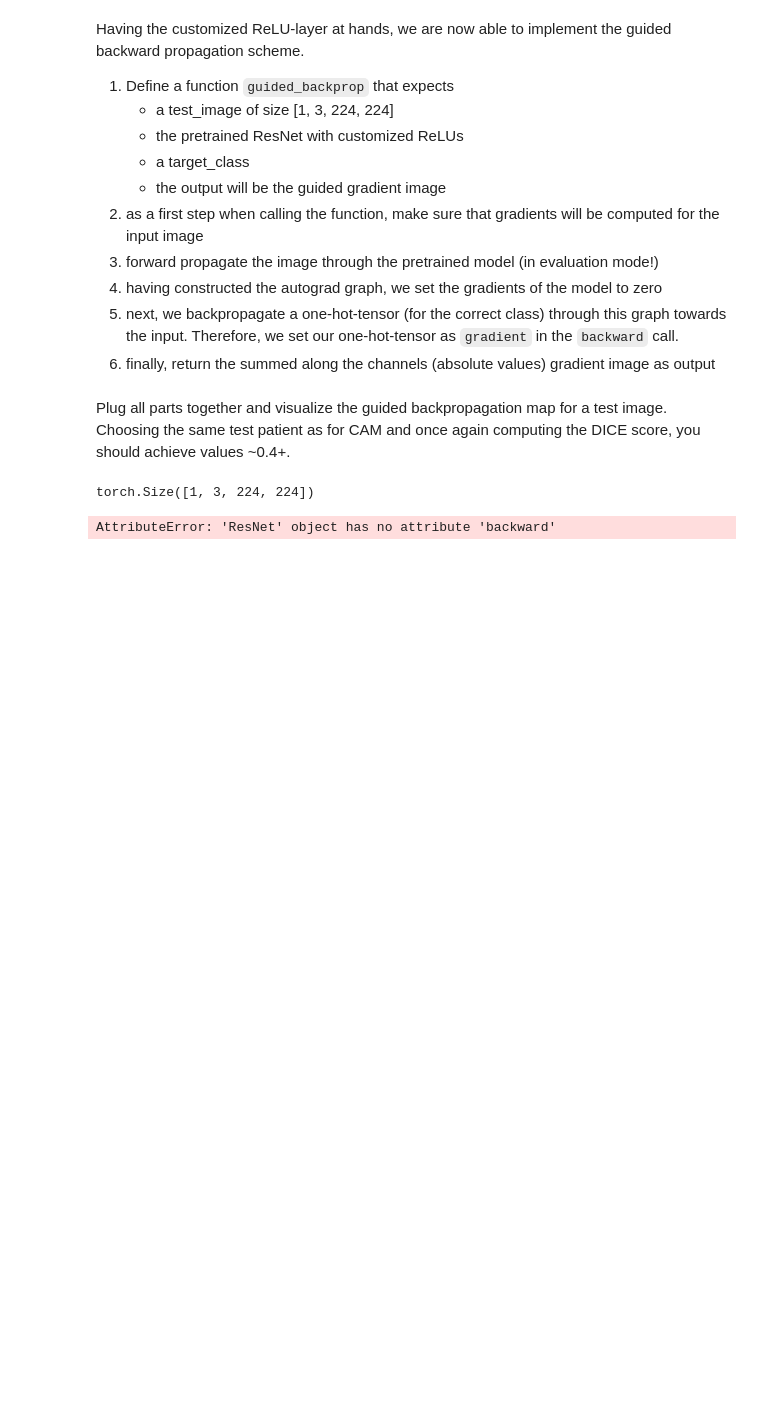
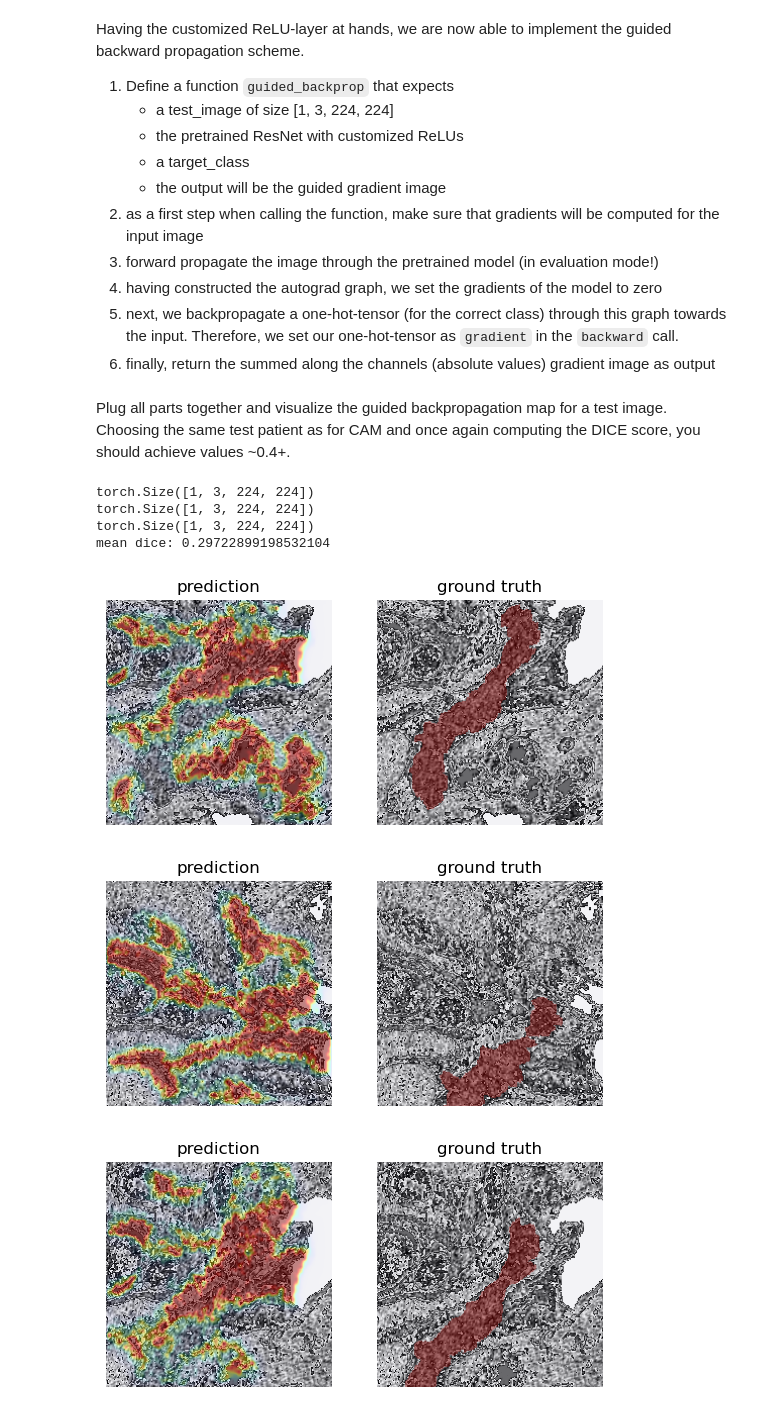
Before and after one commit to DerManjuel/MDL, a Jupyter notebook: MDL_Exercise4_Explainability.ipynb, the cells around one changed output. Cells and saved outputs as stored; diff of their text form; code cells hidden in the pictures; blank space fills up the shorter version.

```diff
--- a/MDL_Exercise4_Explainability.ipynb
+++ b/MDL_Exercise4_Explainability.ipynb
@@ -731,11 +731,11 @@ def guided_backprop(input_img, pretrained_model, target_class):
 
     # backward pass
     # todo
-    pretrained_model.backward(one_hot)
+    pred.backward(one_hot)
 
     # sum along abs values on channels
     # todo
-    gradients = input_img.grads()
+    gradients = input_img.grad
     guided_grad = torch.sum(torch.abs(gradients), dim=1, keepdim=True)
 
     return guided_grad
@@ -747,36 +747,43 @@ Choosing the same test patient as for CAM and once again computing the DICE scor
 model = torch.load('pancreas_model.pt')
 # replace it's relu functions
 # todo
 model = replaceFunc(model)
 
 torch.manual_seed(50)
 dice_all = []
 
 for test_idx in range(256,262,2):
     # skip img without pancreas
     if(ds.labels[test_idx]==0):
         continue
 
     img_normalized = dl_test.dataset.imgs[test_idx].unsqueeze(0).to(device)
     img = ds.imgs[test_idx].to(device)
     seg = ds.segmentations[test_idx].to(device)
 
     # call the guided backprop funktion
     # todo
     guided_grad = guided_backprop(img_normalized, model, seg)
 
 
     # visualize the map
     # todo
-
+    plot_activations(img=img_normalized.detach(), activation_heatmap=guided_grad, segmentation=seg)
 
     # compute the dice value & append it to dice_all
     # todo
+    x, y = oracle_dice(img_normalized[:,1].squeeze().to('cpu'), seg.int().to('cpu'))
+    dice_all.append(x)
 
-#print('mean dice:',torch.mean(torch.stack(dice_all)).item())
+print('mean dice:',torch.mean(torch.stack(dice_all)).item())
 # %% [output]
 torch.Size([1, 3, 224, 224])
+torch.Size([1, 3, 224, 224])
+torch.Size([1, 3, 224, 224])
+mean dice: 0.29722899198532104
-AttributeError: 'ResNet' object has no attribute 'backward'
+[figure, added]
+[figure, added]
+[figure, added]
 # %% [markdown]
 # Bonus task: Explainable pneumonia classification (10 bonus points)
 For the bonus task you can implement the CAM method for the pneumonia classification of the very first MDL exercise sheet (Exercise 0).
```
